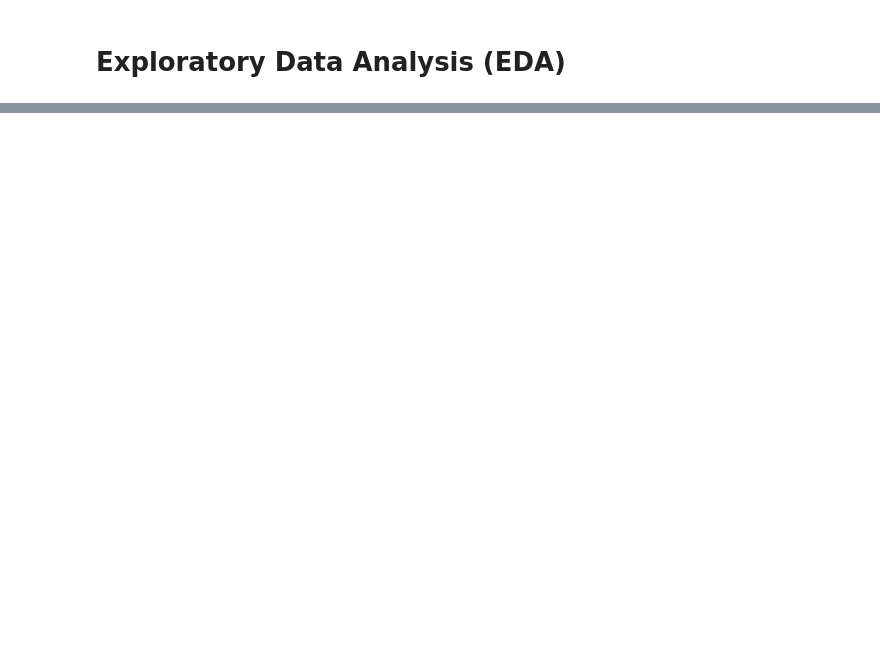
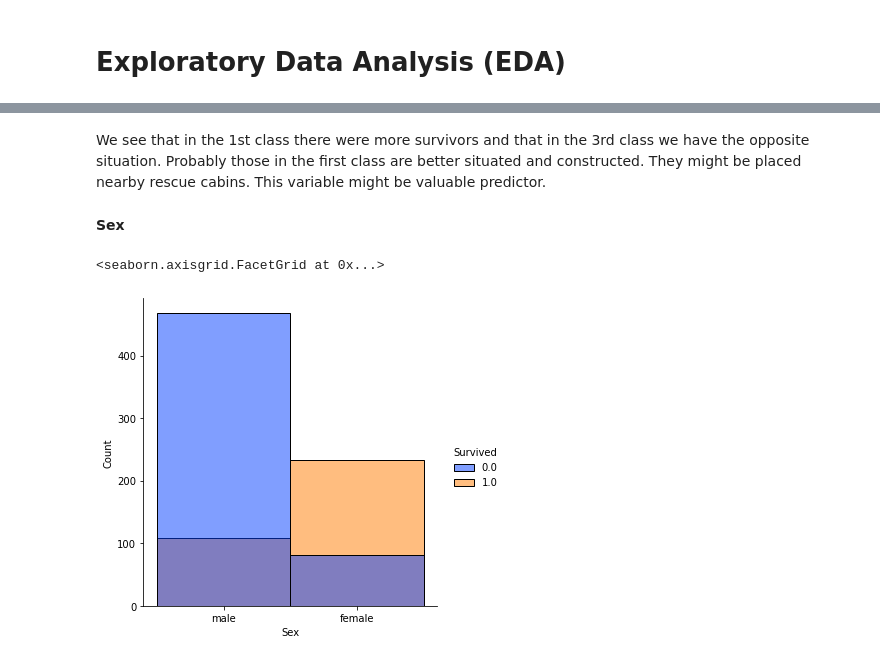
Before and after one commit to szpwski/titanic_kaggle_competition, a Jupyter notebook: Python/svm_titanic.ipynb, the cells around one changed output, grey strips where cells are left out. Saved outputs shown, nothing was run; the diff lists cells and outputs as text; code cells hidden in the pictures; blank space fills up the shorter version.

```diff
--- a/Python/svm_titanic.ipynb
+++ b/Python/svm_titanic.ipynb
@@ -88,0 +115,9 @@ We can see that Cabin has only 295 non-null observations from 1309. It is too ha
+# %% [markdown]
+We see that in the 1st class there were more survivors and that in the 3rd class we have the opposite situation. Probably those in the first class are better situated and constructed. They might be placed nearby rescue cabins. This variable might be valuable predictor.
+# %% [markdown]
+**Sex**
+# %%
+sns.displot(df1, x="Sex", hue="Survived", palette="bright")
+# %% [output]
+<seaborn.axisgrid.FacetGrid at 0x...>
+[figure, added]
```
Also changed, not shown: parts of 20 cells of this notebook, 2 other files.
